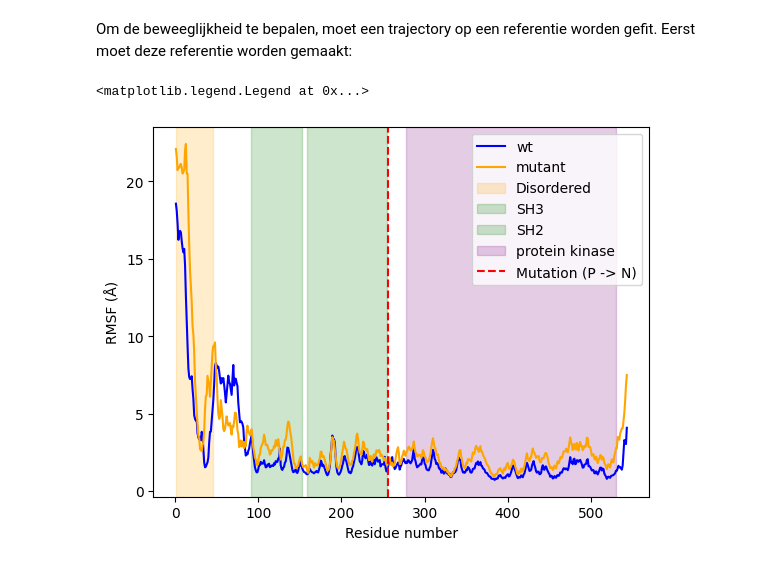
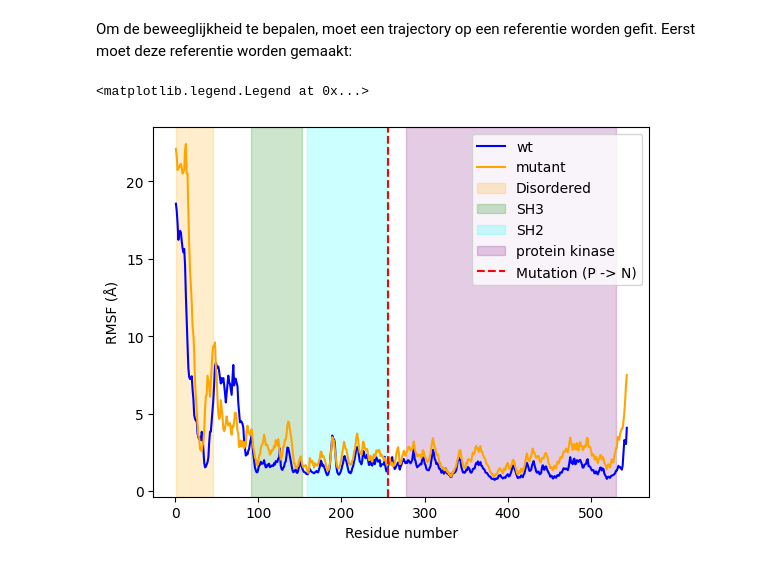
Before and after one commit to YamilaTimmer/molecular-dynamics, a Jupyter notebook: Casus_MolecularModeling.ipynb, the cells around one changed output. Cells and saved outputs as stored; diff of their text form; code cells hidden in the pictures.

```diff
--- a/Casus_MolecularModeling.ipynb
+++ b/Casus_MolecularModeling.ipynb
@@ -354,9 +290,6 @@ $$
 # %% [markdown]
 Om de beweeglijkheid te bepalen, moet een trajectory op een referentie worden gefit. Eerst moet deze referentie worden gemaakt:
 # %%
-import MDAnalysis as mda
-from MDAnalysis.analysis import rms, align
-
 def calculate_RMSF(pdb, xtc):
     # Maak 'average structure' (reference), door eerste frame te alignen en gemiddelde te nemen van coordinaten
     u = mda.Universe(pdb, xtc)
@@ -374,41 +307,40 @@ def calculate_RMSF(pdb, xtc):
     c_alphas = u.select_atoms('protein and name CA')
     R = rms.RMSF(c_alphas).run()
 
-    return c_alphas, R
+    return c_alphas, R, u
 
-c_alphas_wildtype, R_wildtype = calculate_RMSF("wildtype_protein.pdb", "wildtype_protein.xtc")
-c_alphas_mutant, R_mutant = calculate_RMSF("mutant_protein.pdb", "mutant_protein.xtc")
+c_alphas_wildtype, R_wildtype,_ = calculate_RMSF("wildtype_protein.pdb", "wildtype_protein.xtc")
+c_alphas_mutant, R_mutant,_ = calculate_RMSF("mutant_protein.pdb", "mutant_protein.xtc")
 # %%
-import matplotlib.pyplot as plt
 %matplotlib inline
 
 # Plot de RMSF van het wildtype/de mutant
 plt.plot(c_alphas_wildtype.resids,
          R_wildtype.results.rmsf,
          color = 'blue',
          label = 'wt'
          )
 plt.plot(c_alphas_mutant.resids,
          R_mutant.results.rmsf,
          color = 'orange',
          label = 'mutant'
          )
 plt.xlabel('Residue number')
 plt.ylabel('RMSF (Å)')
 plt.axvspan(1, 45, zorder=0, alpha=0.2, color='orange', label='Disordered')
 plt.axvspan(91, 152, zorder=0, alpha=0.2, color='green', label='SH3')
-plt.axvspan(158, 255, zorder=0, alpha=0.2, color='green', label='SH2')
+plt.axvspan(158, 255, zorder=0, alpha=0.2, color='cyan', label='SH2')
 plt.axvspan(277, 530, zorder=0, alpha=0.2, color='purple', label='protein kinase')
 
 plt.axvline(
     x=256,
     color='red',
     linestyle='--',
     label='Mutation (P -> N)'
 )
 
 plt.legend()
 # %% [output]
 <matplotlib.legend.Legend at 0x...>
-[figure, old version]
+[figure, new version]
 # %% [markdown]
```
Also changed, not shown: parts of 35 cells of this notebook, 5 other files.
